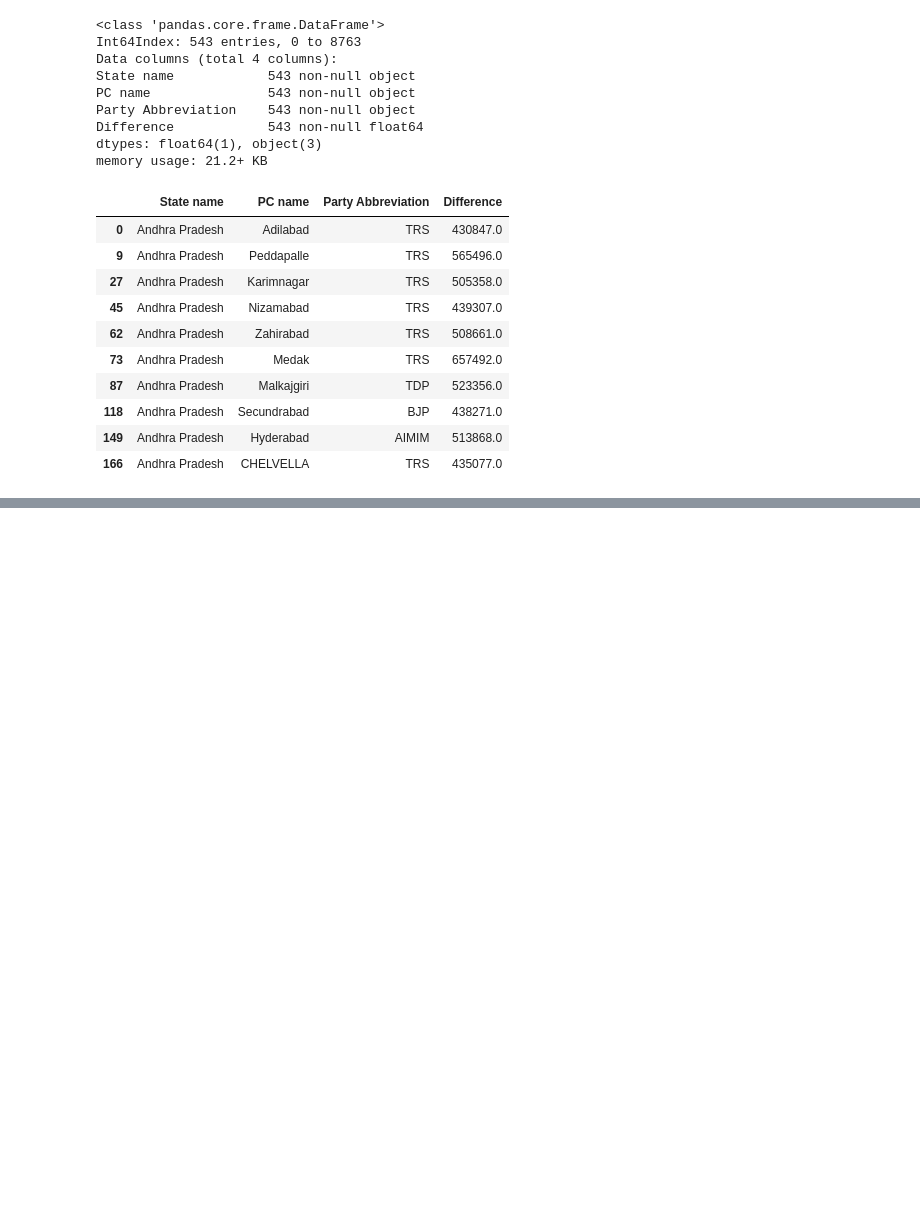
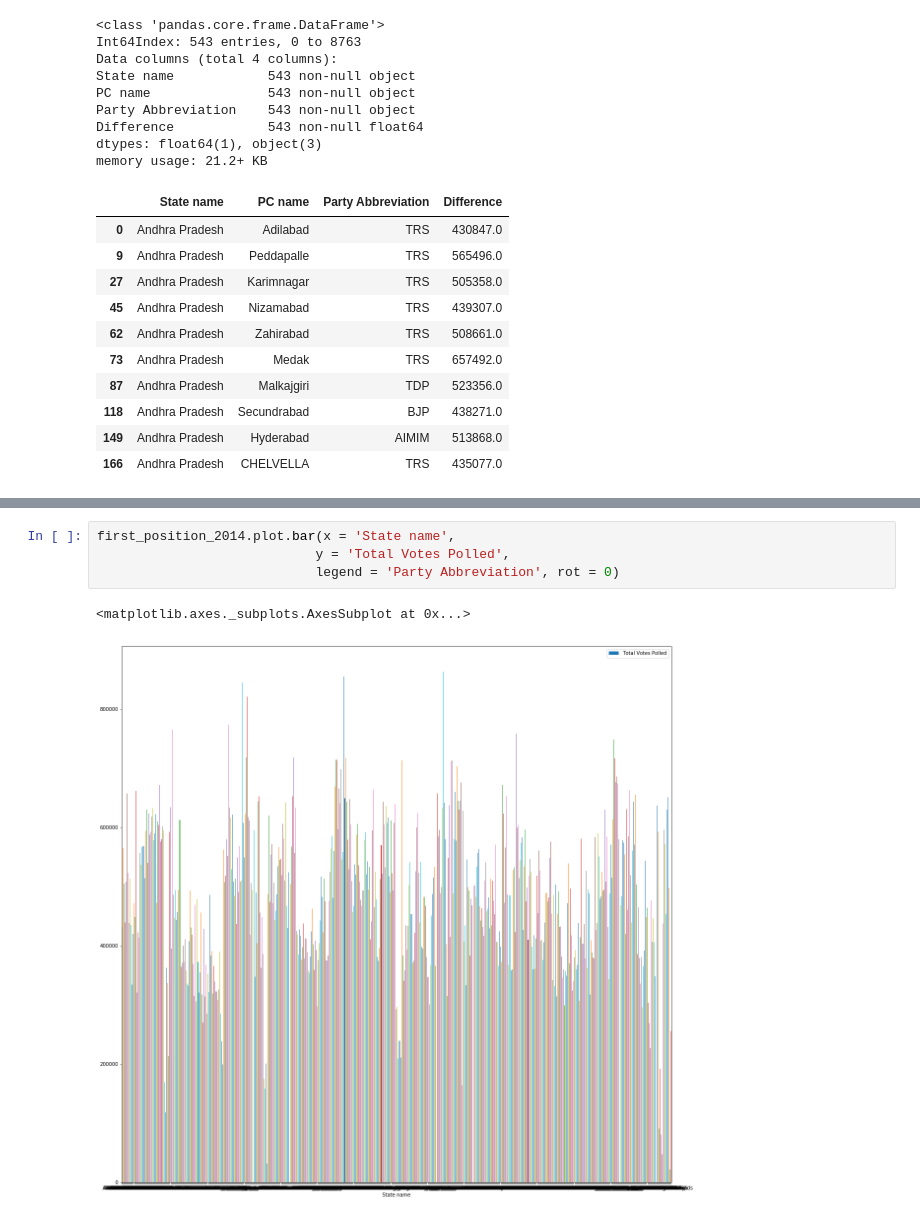
Before and after one commit to ShaibalNM/Data-Science-Projects, a Jupyter notebook: Election Data.ipynb, the cells around one changed output, grey strips where cells are left out. Saved outputs shown, nothing was run; the diff lists cells and outputs as text; blank space fills up the shorter version.

```diff
--- a/Election Data.ipynb
+++ b/Election Data.ipynb
@@ -244,0 +248,7 @@ plt.show
+# %%
+first_position_2014.plot.bar(x = 'State name',
+                            y = 'Total Votes Polled',
+                            legend = 'Party Abbreviation', rot = 0)
+# %% [output]
+<matplotlib.axes._subplots.AxesSubplot at 0x...>
+[figure, added]
```
Also changed, not shown: parts of 17 cells of this notebook.
